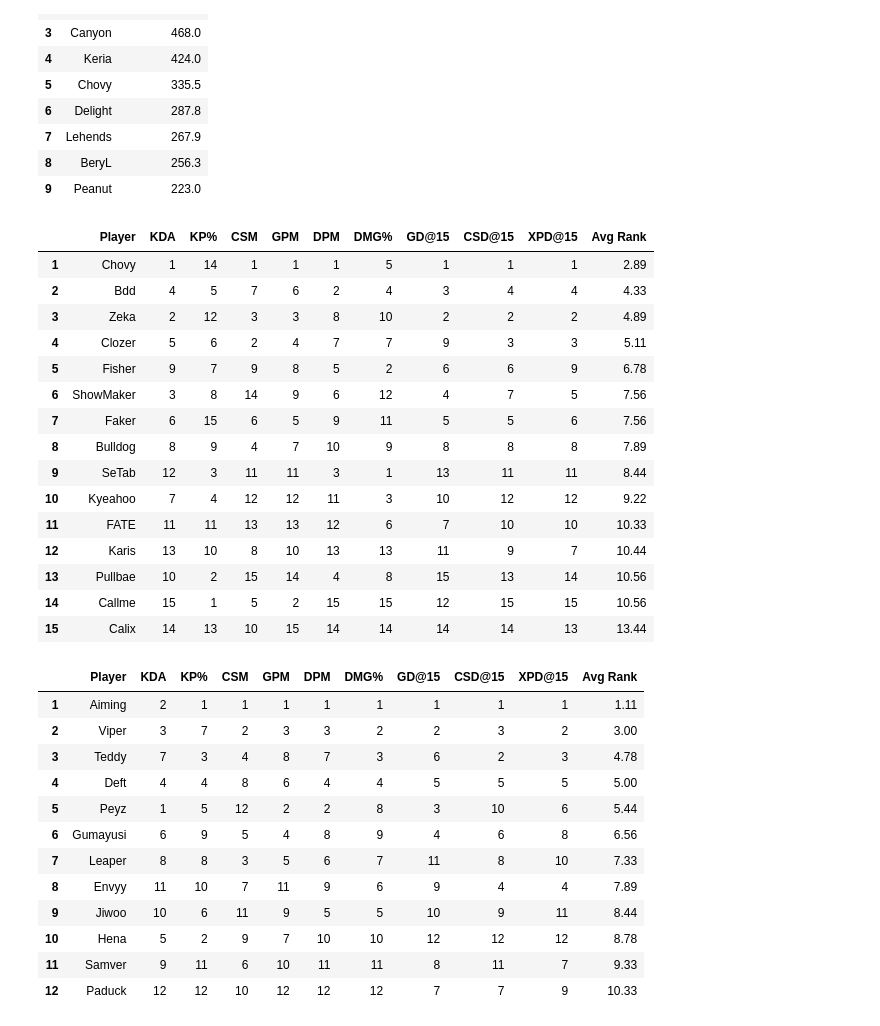
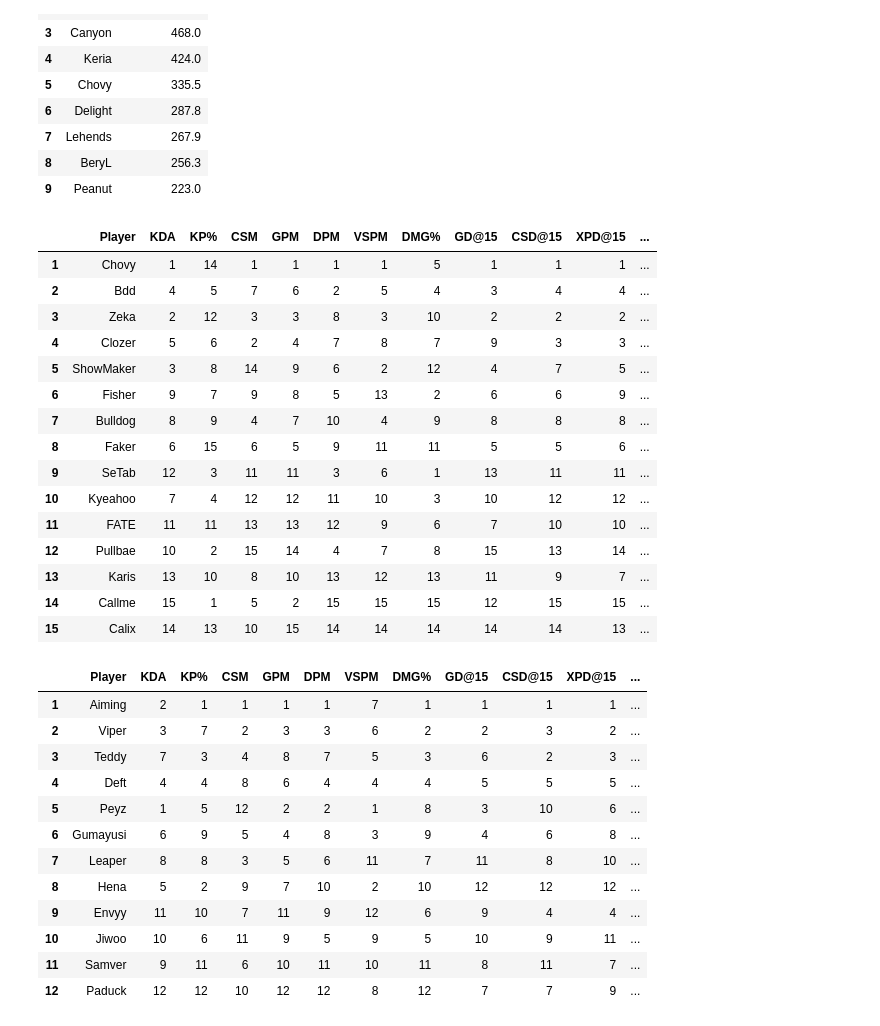
Before and after one commit to NguyenDung0210/LCK_Data_Analysis, a Jupyter notebook: analyze.ipynb, the cells around one changed output. Drawn from its saved outputs; the diff is of its cells as text; code cells hidden in the pictures.

```diff
--- a/analyze.ipynb
+++ b/analyze.ipynb
@@ -491,41 +491,41 @@ top_xpd15.style.format({"Avg XPD@15": "{:.1f}"}).set_properties(**{'text-align':
 | 8 | BeryL | 256.3 |
 | 9 | Peanut | 223.0 |
 # %%
-metrics = ["KDA", "KP%", "CSM", "GPM", "DPM", "DMG%", "GD@15", "CSD@15", "XPD@15"]
+metrics = ["KDA", "KP%", "CSM", "GPM", "DPM", "VSPM", "DMG%", "GD@15", "CSD@15", "XPD@15"]
 
 # Chuyển các cột thành float
 for col in metrics:
     df[col] = pd.to_numeric(df[col], errors="coerce")
 
 df_mid = df[df["Role"] == "MID"]
 player_avg = df_mid.groupby("Player")[metrics].mean()
 
 rank_df = player_avg.rank(ascending=False, method='min').astype(int)
 rank_df["Avg Rank"] = rank_df.mean(axis=1).round(2)
 rank_df = rank_df.sort_values("Avg Rank")
 
 rank_df.reset_index(inplace=True)
 rank_df.index += 1
 rank_df.style.format({"Avg Rank": "{:.2f}"}).set_properties(**{'text-align': 'center'})
 # %% [output]
-|  | Player | KDA | KP% | CSM | GPM | DPM | DMG% | GD@15 | CSD@15 | XPD@15 | Avg Rank |
-| 1 | Chovy | 1 | 14 | 1 | 1 | 1 | 5 | 1 | 1 | 1 | 2.89 |
-| 2 | Bdd | 4 | 5 | 7 | 6 | 2 | 4 | 3 | 4 | 4 | 4.33 |
-| 3 | Zeka | 2 | 12 | 3 | 3 | 8 | 10 | 2 | 2 | 2 | 4.89 |
-| 4 | Clozer | 5 | 6 | 2 | 4 | 7 | 7 | 9 | 3 | 3 | 5.11 |
-| 5 | Fisher | 9 | 7 | 9 | 8 | 5 | 2 | 6 | 6 | 9 | 6.78 |
-| 6 | ShowMaker | 3 | 8 | 14 | 9 | 6 | 12 | 4 | 7 | 5 | 7.56 |
-| 7 | Faker | 6 | 15 | 6 | 5 | 9 | 11 | 5 | 5 | 6 | 7.56 |
-| 8 | Bulldog | 8 | 9 | 4 | 7 | 10 | 9 | 8 | 8 | 8 | 7.89 |
-| 9 | SeTab | 12 | 3 | 11 | 11 | 3 | 1 | 13 | 11 | 11 | 8.44 |
-| 10 | Kyeahoo | 7 | 4 | 12 | 12 | 11 | 3 | 10 | 12 | 12 | 9.22 |
-| 11 | FATE | 11 | 11 | 13 | 13 | 12 | 6 | 7 | 10 | 10 | 10.33 |
-| 12 | Karis | 13 | 10 | 8 | 10 | 13 | 13 | 11 | 9 | 7 | 10.44 |
-| 13 | Pullbae | 10 | 2 | 15 | 14 | 4 | 8 | 15 | 13 | 14 | 10.56 |
-| 14 | Callme | 15 | 1 | 5 | 2 | 15 | 15 | 12 | 15 | 15 | 10.56 |
-| 15 | Calix | 14 | 13 | 10 | 15 | 14 | 14 | 14 | 14 | 13 | 13.44 |
+|  | Player | KDA | KP% | CSM | GPM | DPM | VSPM | DMG% | GD@15 | CSD@15 | XPD@15 | ... |
+| 1 | Chovy | 1 | 14 | 1 | 1 | 1 | 1 | 5 | 1 | 1 | 1 | ... |
+| 2 | Bdd | 4 | 5 | 7 | 6 | 2 | 5 | 4 | 3 | 4 | 4 | ... |
+| 3 | Zeka | 2 | 12 | 3 | 3 | 8 | 3 | 10 | 2 | 2 | 2 | ... |
+| 4 | Clozer | 5 | 6 | 2 | 4 | 7 | 8 | 7 | 9 | 3 | 3 | ... |
+| 5 | ShowMaker | 3 | 8 | 14 | 9 | 6 | 2 | 12 | 4 | 7 | 5 | ... |
+| 6 | Fisher | 9 | 7 | 9 | 8 | 5 | 13 | 2 | 6 | 6 | 9 | ... |
+| 7 | Bulldog | 8 | 9 | 4 | 7 | 10 | 4 | 9 | 8 | 8 | 8 | ... |
+| 8 | Faker | 6 | 15 | 6 | 5 | 9 | 11 | 11 | 5 | 5 | 6 | ... |
+| 9 | SeTab | 12 | 3 | 11 | 11 | 3 | 6 | 1 | 13 | 11 | 11 | ... |
+| 10 | Kyeahoo | 7 | 4 | 12 | 12 | 11 | 10 | 3 | 10 | 12 | 12 | ... |
+| 11 | FATE | 11 | 11 | 13 | 13 | 12 | 9 | 6 | 7 | 10 | 10 | ... |
+| 12 | Pullbae | 10 | 2 | 15 | 14 | 4 | 7 | 8 | 15 | 13 | 14 | ... |
+| 13 | Karis | 13 | 10 | 8 | 10 | 13 | 12 | 13 | 11 | 9 | 7 | ... |
+| 14 | Callme | 15 | 1 | 5 | 2 | 15 | 15 | 15 | 12 | 15 | 15 | ... |
+| 15 | Calix | 14 | 13 | 10 | 15 | 14 | 14 | 14 | 14 | 14 | 13 | ... |
 # %%
-metrics = ["KDA", "KP%", "CSM", "GPM", "DPM", "DMG%", "GD@15", "CSD@15", "XPD@15"]
+metrics = ["KDA", "KP%", "CSM", "GPM", "DPM", "VSPM", "DMG%", "GD@15", "CSD@15", "XPD@15"]
 
 for col in metrics:
     df[col] = pd.to_numeric(df[col], errors="coerce")
@@ -541,17 +541,17 @@ rank_df.reset_index(inplace=True)
 rank_df.index += 1
 rank_df.style.format({"Avg Rank": "{:.2f}"}).set_properties(**{'text-align': 'center'})
 # %% [output]
-|  | Player | KDA | KP% | CSM | GPM | DPM | DMG% | GD@15 | CSD@15 | XPD@15 | Avg Rank |
-| 1 | Aiming | 2 | 1 | 1 | 1 | 1 | 1 | 1 | 1 | 1 | 1.11 |
-| 2 | Viper | 3 | 7 | 2 | 3 | 3 | 2 | 2 | 3 | 2 | 3.00 |
-| 3 | Teddy | 7 | 3 | 4 | 8 | 7 | 3 | 6 | 2 | 3 | 4.78 |
-| 4 | Deft | 4 | 4 | 8 | 6 | 4 | 4 | 5 | 5 | 5 | 5.00 |
-| 5 | Peyz | 1 | 5 | 12 | 2 | 2 | 8 | 3 | 10 | 6 | 5.44 |
-| 6 | Gumayusi | 6 | 9 | 5 | 4 | 8 | 9 | 4 | 6 | 8 | 6.56 |
-| 7 | Leaper | 8 | 8 | 3 | 5 | 6 | 7 | 11 | 8 | 10 | 7.33 |
-| 8 | Envyy | 11 | 10 | 7 | 11 | 9 | 6 | 9 | 4 | 4 | 7.89 |
-| 9 | Jiwoo | 10 | 6 | 11 | 9 | 5 | 5 | 10 | 9 | 11 | 8.44 |
-| 10 | Hena | 5 | 2 | 9 | 7 | 10 | 10 | 12 | 12 | 12 | 8.78 |
-| 11 | Samver | 9 | 11 | 6 | 10 | 11 | 11 | 8 | 11 | 7 | 9.33 |
-| 12 | Paduck | 12 | 12 | 10 | 12 | 12 | 12 | 7 | 7 | 9 | 10.33 |
+|  | Player | KDA | KP% | CSM | GPM | DPM | VSPM | DMG% | GD@15 | CSD@15 | XPD@15 | ... |
+| 1 | Aiming | 2 | 1 | 1 | 1 | 1 | 7 | 1 | 1 | 1 | 1 | ... |
+| 2 | Viper | 3 | 7 | 2 | 3 | 3 | 6 | 2 | 2 | 3 | 2 | ... |
+| 3 | Teddy | 7 | 3 | 4 | 8 | 7 | 5 | 3 | 6 | 2 | 3 | ... |
+| 4 | Deft | 4 | 4 | 8 | 6 | 4 | 4 | 4 | 5 | 5 | 5 | ... |
+| 5 | Peyz | 1 | 5 | 12 | 2 | 2 | 1 | 8 | 3 | 10 | 6 | ... |
+| 6 | Gumayusi | 6 | 9 | 5 | 4 | 8 | 3 | 9 | 4 | 6 | 8 | ... |
+| 7 | Leaper | 8 | 8 | 3 | 5 | 6 | 11 | 7 | 11 | 8 | 10 | ... |
+| 8 | Hena | 5 | 2 | 9 | 7 | 10 | 2 | 10 | 12 | 12 | 12 | ... |
+| 9 | Envyy | 11 | 10 | 7 | 11 | 9 | 12 | 6 | 9 | 4 | 4 | ... |
+| 10 | Jiwoo | 10 | 6 | 11 | 9 | 5 | 9 | 5 | 10 | 9 | 11 | ... |
+| 11 | Samver | 9 | 11 | 6 | 10 | 11 | 10 | 11 | 8 | 11 | 7 | ... |
+| 12 | Paduck | 12 | 12 | 10 | 12 | 12 | 8 | 12 | 7 | 7 | 9 | ... |
 # %%
```
Also changed, not shown: parts of 3 cells of this notebook.
